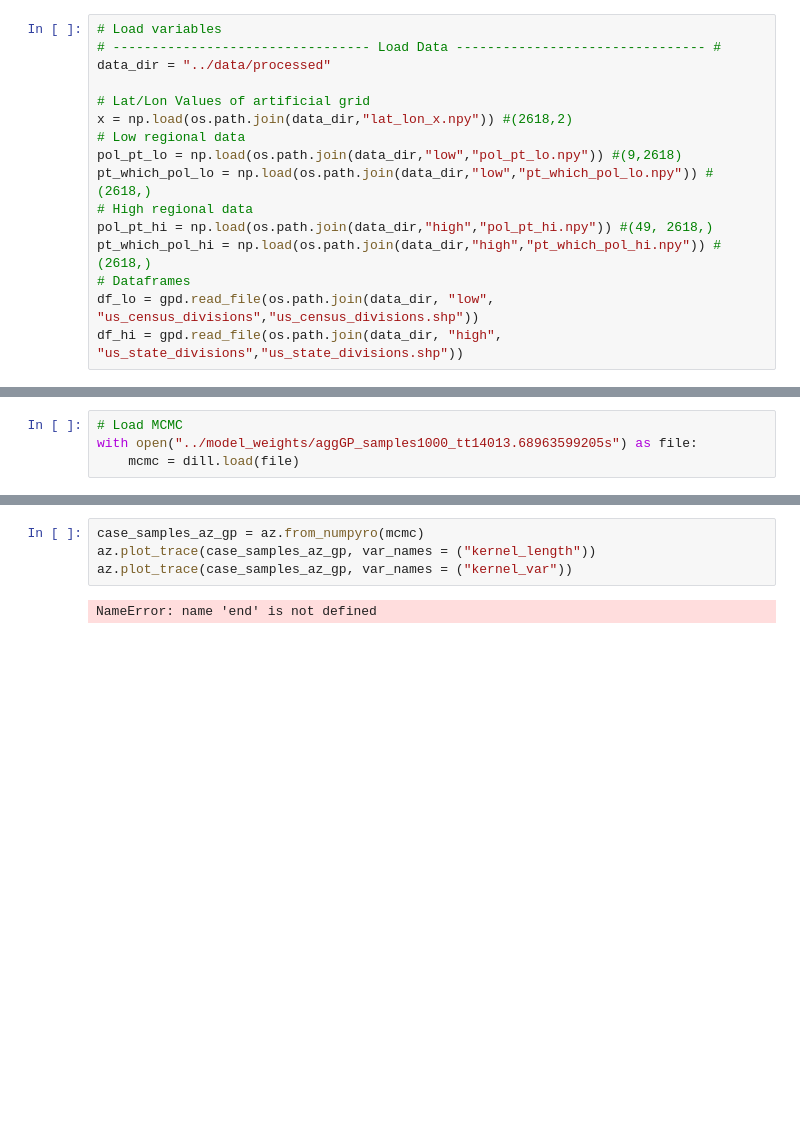
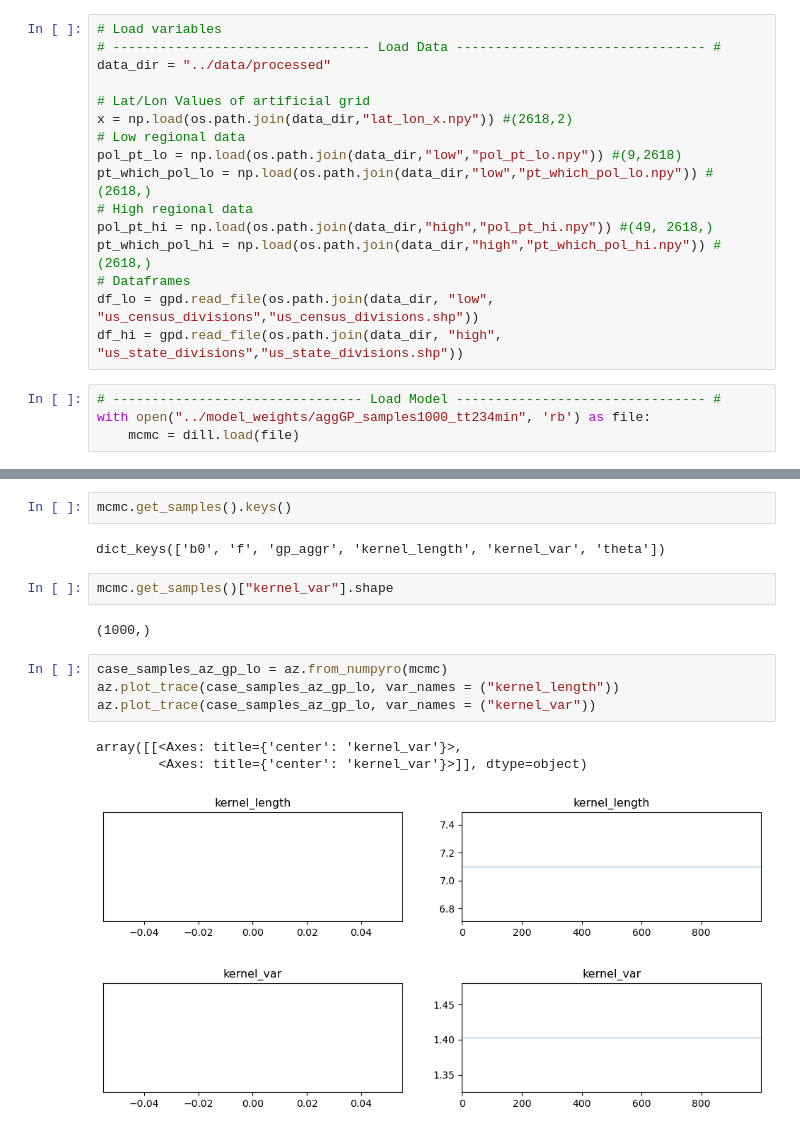
Before and after one commit to imantha-das/Lo2Hi-IV-Est-AggVAE, a Jupyter notebook: notebooks/aggGP_infer.ipynb, the cells around one changed output, grey strips where cells are left out. Saved outputs shown, nothing was run; the diff lists cells and outputs as text; blank space fills up the shorter version.

```diff
--- a/notebooks/aggGP_infer.ipynb
+++ b/notebooks/aggGP_infer.ipynb
@@ -28,3 +47,7 @@ pt_which_pol_hi = np.load(os.path.join(data_dir,"high","pt_which_pol_hi.npy")) #
 # Dataframes
 df_lo = gpd.read_file(os.path.join(data_dir, "low", "us_census_divisions","us_census_divisions.shp"))
 df_hi = gpd.read_file(os.path.join(data_dir, "high", "us_state_divisions","us_state_divisions.shp"))
+# %%
+# -------------------------------- Load Model -------------------------------- #
+with open("../model_weights/aggGP_samples1000_tt234min", 'rb') as file:
+    mcmc = dill.load(file)
@@ -45,4 +70,0 @@ args = {
-# %%
-# Load MCMC
-with open("../model_weights/aggGP_samples1000_tt14013.68963599205s") as file:
-    mcmc = dill.load(file)
@@ -61,6 +119,17 @@ print(f"kernel_var R-hat : {round(ss['kernel_var']['r_hat'],2)}")
+# %%
+mcmc.get_samples().keys()
+# %% [output]
+dict_keys(['b0', 'f', 'gp_aggr', 'kernel_length', 'kernel_var', 'theta'])
+# %%
+mcmc.get_samples()["kernel_var"].shape
+# %% [output]
+(1000,)
 # %%
-case_samples_az_gp = az.from_numpyro(mcmc)
-az.plot_trace(case_samples_az_gp, var_names = ("kernel_length"))
-az.plot_trace(case_samples_az_gp, var_names = ("kernel_var"))
+case_samples_az_gp_lo = az.from_numpyro(mcmc)
+az.plot_trace(case_samples_az_gp_lo, var_names = ("kernel_length"))
+az.plot_trace(case_samples_az_gp_lo, var_names = ("kernel_var"))
 # %% [output]
-NameError: name 'end' is not defined
+array([[<Axes: title={'center': 'kernel_var'}>,
+        <Axes: title={'center': 'kernel_var'}>]], dtype=object)
+[figure, added]
+[figure, added]
```
Also changed, not shown: parts of 16 cells of this notebook, 3 other files.
